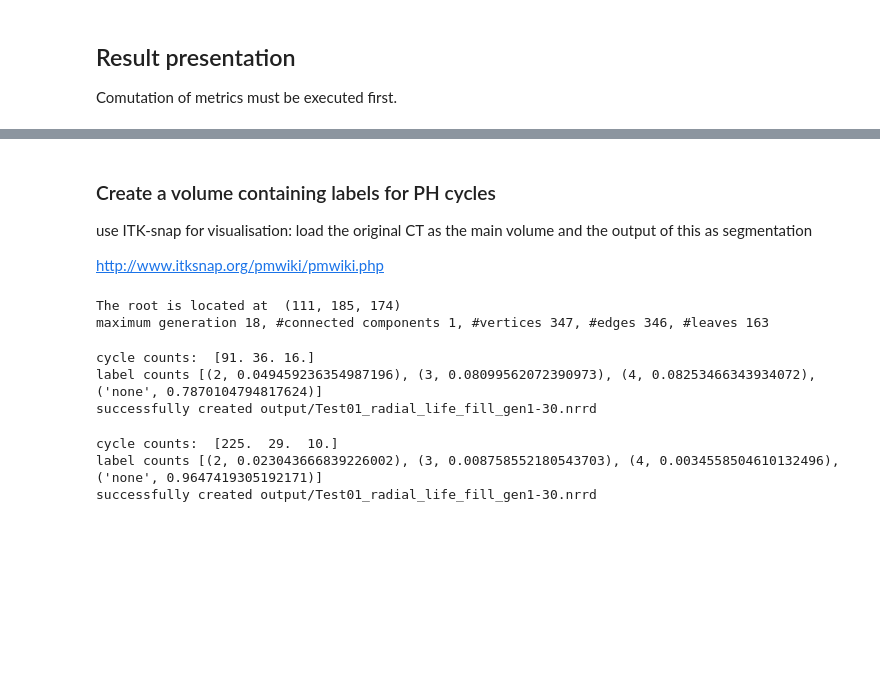
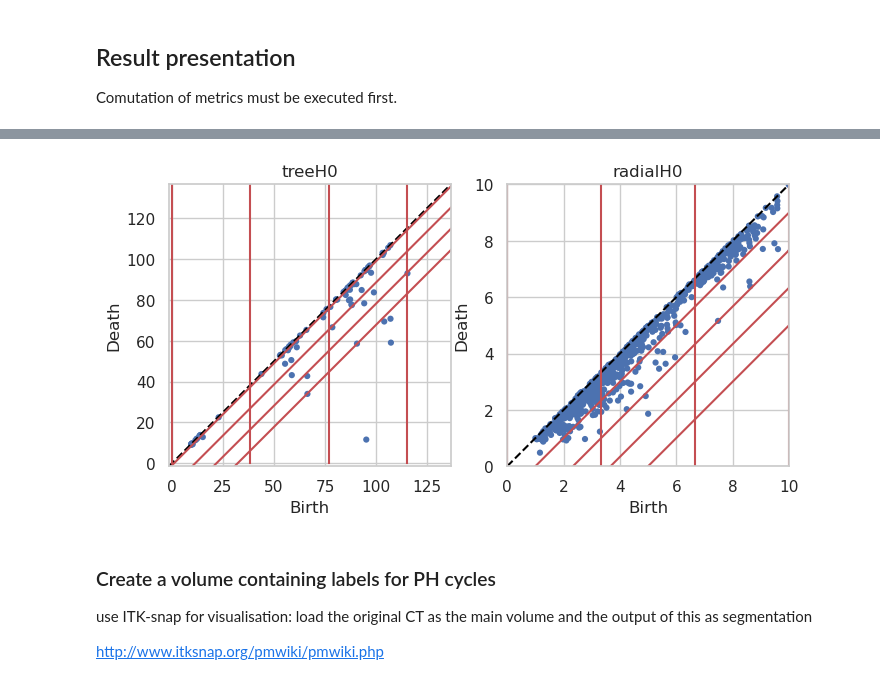
Before and after one commit to shizuo-kaji/ductal_morphology, a Jupyter notebook: ductal_morphology.ipynb, the cells around one changed output, grey strips where cells are left out. Cells and saved outputs as stored; diff of their text form; code cells hidden in the pictures; blank space fills up the shorter version.

```diff
--- a/ductal_morphology.ipynb
+++ b/ductal_morphology.ipynb
@@ -591,8 +222,8 @@ for i,mode in enumerate(modes):
 Comutation of metrics must be executed first.
 # %%
 ## select which subject to look at
-k = 0
-metrics = results.iloc[k]
+idx = 0
+metrics = results.iloc[idx]
 CTID = metrics['CTID']
 H = PHs[CTID]
-print(metrics)
+metrics
@@ -599,8 +243,14 @@ print(metrics)
 # %%
 ## plot persistence diagram
-fig, ax= plt.subplots(1,2,figsize=(15,8))
+fig, ax= plt.subplots(1,2,figsize=(8,5))
 persim.plot_diagrams(np.abs(H["tree"][:,1:3]),legend=False, lifetime=False, ax=ax[0],title="treeH0")
-persim.plot_diagrams(np.abs(H["radial"][:,1:3]),xy_range=(0,max_life["radial"],0,max_life["radial"]), legend=False, lifetime=False, ax=ax[1],title="radialH0")
+persim.plot_diagrams(np.abs(H["radial"][:,1:3]),xy_range=(0,max_birth["radial"],0,max_birth["radial"]), legend=False, lifetime=False, ax=ax[1],title="radialH0")
+for k,m in enumerate(modes):
+    for i in range(num_bins[m]+1):
+        ax[k].plot([metrics[f'{m}_Birth_bin{i}'],metrics[f'{m}_Birth_bin{i}']], [0,1000], '-', c="r")
+        ax[k].plot([0,1000],[-metrics[f'{m}_Life_bin{i}'],1000-metrics[f'{m}_Life_bin{i}']], '-', c="r")
+# %% [output]
+[figure, added]
 # %% [markdown]
 ### Create a volume containing labels for PH cycles
 
@@ -617,22 +259,0 @@ verbosity = 0
-# %%
-# output filename
-outfn = os.path.join(output_dir,f'{CTID}_{mode}_{annot_metric}_{annot_type}_gen1-{max_gen}.nrrd')
-
-# load the original volume
-volume, header = nrrd.read(input_files[k], index_order='C')
-skeleton_generation,volume_generation,trachea_removed,origin,ac_gens = create_generation_volumes(volume,CTID,graph_creation="nx",remove_trachea=remove_trachea,verbose=verbosity,save_intermediate=False)
-skeleton = (skeleton_generation>0)&(skeleton_generation<=max_gen)
-binarised_volume = (volume_generation>0)&(volume_generation<=max_gen)
-for mode in modes:
-    annotated = annotated_volume(binarised_volume, skeleton, origin, metrics, H, mode, annot_type, annot_metric, verbosity)
-    nrrd.write(outfn, annotated, index_order='C')
-    print(f'successfully created {outfn}')
-# %% [output]
-The root is located at  (111, 185, 174)
-maximum generation 18, #connected components 1, #vertices 347, #edges 346, #leaves 163
-cycle counts:  [91. 36. 16.]
-label counts [(2, 0.049459236354987196), (3, 0.08099562072390973), (4, 0.08253466343934072), ('none', 0.7870104794817624)]
-successfully created output/Test01_radial_life_fill_gen1-30.nrrd
-cycle counts:  [225.  29.  10.]
-label counts [(2, 0.023043666839226002), (3, 0.008758552180543703), (4, 0.0034558504610132496), ('none', 0.9647419305192171)]
-successfully created output/Test01_radial_life_fill_gen1-30.nrrd
```
Also changed, not shown: parts of 12 cells of this notebook, 7 other files.
